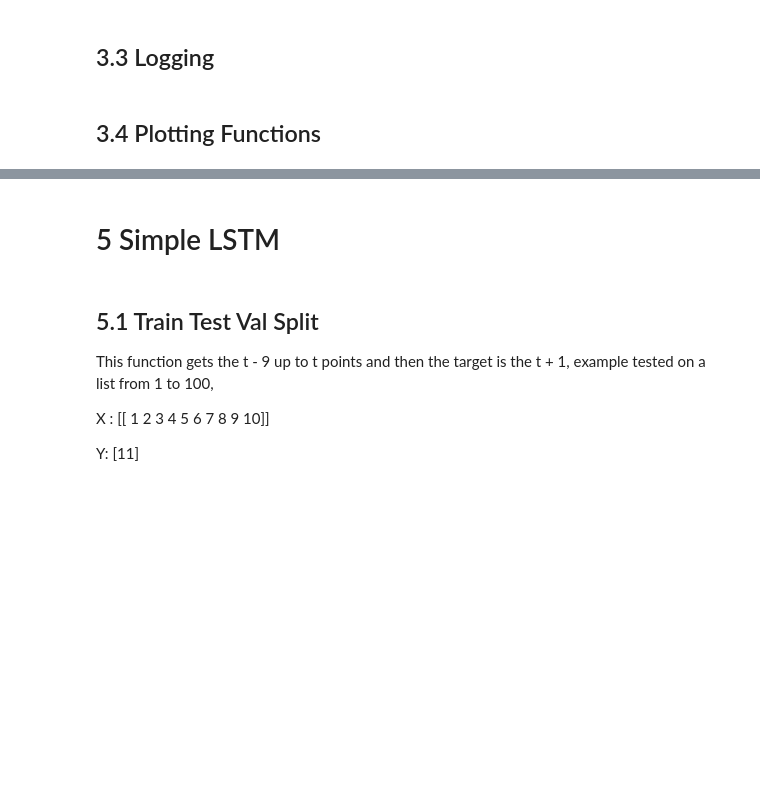
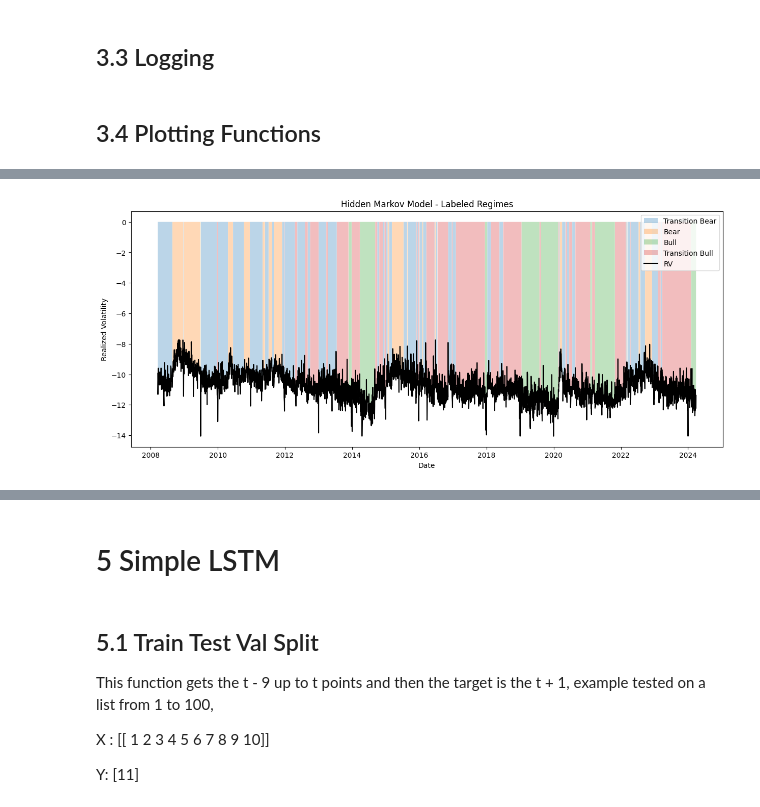
Before and after one commit to cheyennechesney/AdvancedMachineLearning, a Jupyter notebook: CV-minmax-EURUSD-HAR_ADV_CW_v18.ipynb, the cells around one changed output, grey strips where cells are left out. Cells and saved outputs as stored; diff of their text form; code cells hidden in the pictures; blank space fills up the shorter version.

```diff
--- a/CV-minmax-EURUSD-HAR_ADV_CW_v18.ipynb
+++ b/CV-minmax-EURUSD-HAR_ADV_CW_v18.ipynb
@@ -521,0 +435,88 @@ holdout_metrics(y_holdout_har, har_y_holdout_pred, 'HAR Model')
+# %%
+import numpy as np
+import pandas as pd
+from hmmlearn.hmm import GMMHMM
+from sklearn.preprocessing import StandardScaler
+import matplotlib.pyplot as plt
+import seaborn as sns
+
+# Set a random seed for reproducibility
+RANDOM_SEED = 42
+np.random.seed(RANDOM_SEED)
+
+# Function to fit GMM-HMM to daily RV data
+def fit_gmm_hmm(data, n_components=4, n_mix=2, random_state=RANDOM_SEED):
+    model = GMMHMM(n_components=n_components, n_mix=n_mix, covariance_type="full", n_iter=1000, random_state=random_state)
+    model.fit(data.reshape(-1, 1))
+    return model
+
+# Function to generate hidden states and emission probabilities
+def generate_hmm_features(hmm_model, data):
+    hidden_states = hmm_model.predict(data.reshape(-1, 1))
+    emission_probs = hmm_model.predict_proba(data.reshape(-1, 1))
+    return hidden_states, emission_probs
+
+# Function to calculate the product of mean and variance for each state
+def calculate_state_measures(hmm_model):
+    state_measures = []
+    for state in range(hmm_model.n_components):
+        means = hmm_model.means_[state].flatten()
+        covars = np.diagonal(hmm_model.covars_[state], axis1=1, axis2=2).flatten()
+        product = means * covars  # Product of mean and variance
+        product_mean = np.mean(product)  # Take the mean of the product
+        state_measures.append((state, product_mean))
+    state_measures.sort(key=lambda x: x[1], reverse=True)
+    return state_measures
+
+# Function to label the states based on sorted measures
+def label_states(state_measures):
+    labels = ['Bear', 'Transition Bear', 'Transition Bull', 'Bull']
+    state_labels = {state: label for (state, _), label in zip(state_measures, labels)}
+    return state_labels
+
+
+# Assuming 'train_rv' and 'val_rv' are your time series data
+# Scale the data
+scaler = StandardScaler()
+train_scaled = scaler.fit_transform(train_rv.values.reshape(-1, 1))
+val_scaled = scaler.transform(val_rv.values.reshape(-1, 1))
+
+# Fit GMM-HMM on the training data
+gmm_hmm_model = fit_gmm_hmm(train_scaled)
+
+# Predict hidden states and emission probabilities for the training data
+hidden_states_train, emission_probs_train = generate_hmm_features(gmm_hmm_model, train_scaled)
+
+# Calculate the state measures and label the states
+state_measures = calculate_state_measures(gmm_hmm_model)
+state_labels = label_states(state_measures)
+
+# Map the labels to the hidden states
+labeled_states_train = pd.Series(hidden_states_train).map(state_labels)
+
+# Plot the identified regimes with labels
+def plot_labeled_regimes(data, labeled_states, title='Hidden Markov Model - Labeled Regimes'):
+    plt.figure(figsize=(15, 6))
+    unique_labels = labeled_states.unique()
+    for label in unique_labels:
+        plt.fill_between(data.index, data.values.flatten(), where=(labeled_states == label), alpha=0.3, label=label)
+    plt.plot(data.index, data.values, label='RV', color='k')
+    plt.title(title)
+    plt.xlabel('Date')
+    plt.ylabel('Realized Volatility')
+    plt.legend()
+    plt.show()
+
+# Plot the identified regimes with labeled states
+plot_labeled_regimes(train_rv, labeled_states_train)
+
+# Convert the emission probabilities to a DataFrame
+emission_probs_df = pd.DataFrame(emission_probs_train, index=train_rv.index, columns=[f'Regime {i+1}' for i in range(emission_probs_train.shape[1])])
+
+# Plot the long-term predicted probabilities of each state
+plot_emission_probabilities(emission_probs_df, title='4-State GMM-HMM VIX Model Regimes (Training Period)')
+
+# Plot the KDE of each state
+plot_state_kde(hidden_states_train, train_rv.values, title='KDE of State Distributions (Training Period)')
+# %% [output]
+[figure, added]
```
Also changed, not shown: parts of 39 cells of this notebook.
